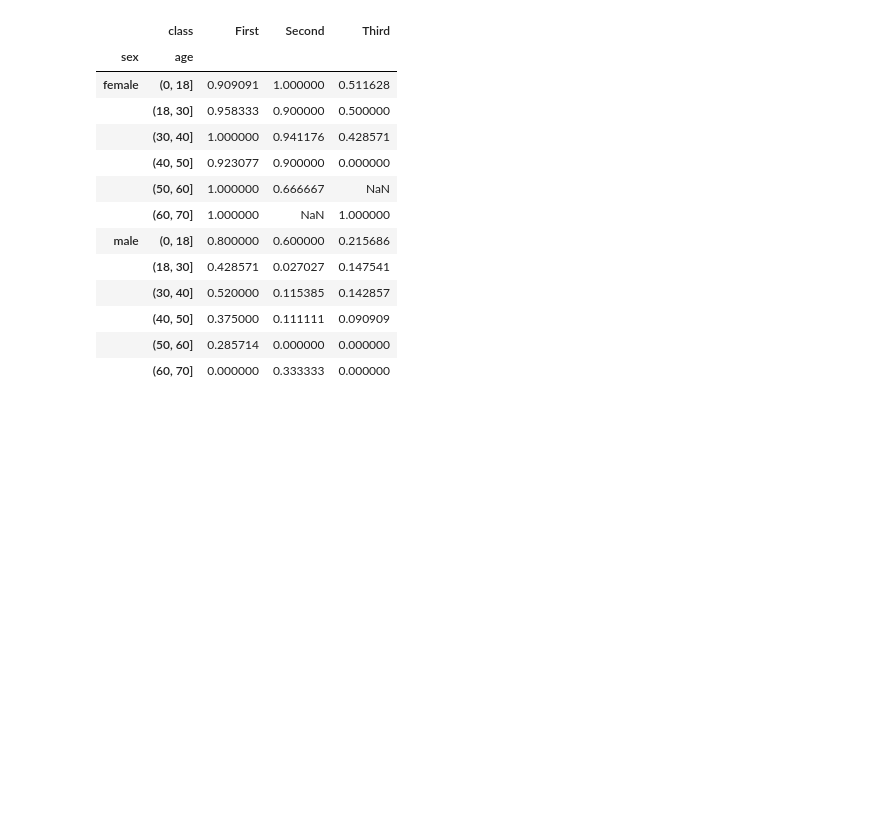
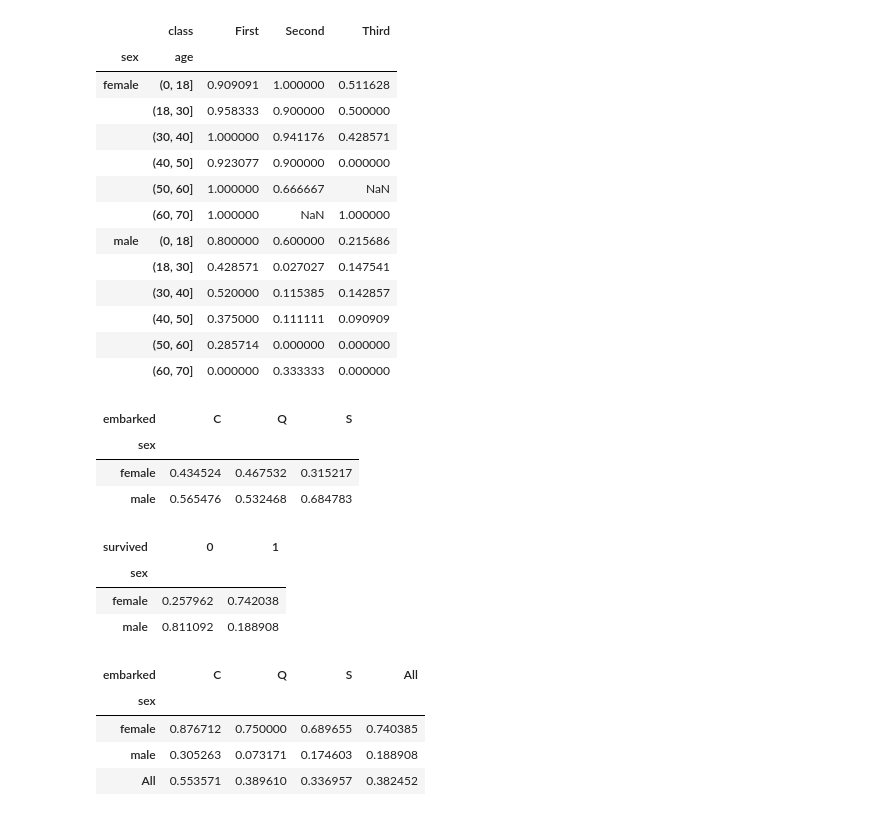
Before and after one commit to DerNiccoo/TensorFlow-training, a Jupyter notebook: Data Science/2. Discrete_Data_Start.ipynb, the cells around one changed output. Saved outputs shown, nothing was run; the diff lists cells and outputs as text; code cells hidden in the pictures; blank space fills up the shorter version.

```diff
--- a/Data Science/2. Discrete_Data_Start.ipynb
+++ b/Data Science/2. Discrete_Data_Start.ipynb
@@ -210,3 +210,28 @@ titanic.pivot_table('survived', ['sex', agec], 'class')
 |  | (40, 50] | 0.375000 | 0.111111 | 0.090909 |
 |  | (50, 60] | 0.285714 | 0.000000 | 0.000000 |
 |  | (60, 70] | 0.000000 | 0.333333 | 0.000000 |
+# %%
+pd.crosstab(titanic.sex, titanic.embarked, normalize='columns')
+# %% [output]
+| embarked | C | Q | S |
+| sex |  |  |  |
+| female | 0.434524 | 0.467532 | 0.315217 |
+| male | 0.565476 | 0.532468 | 0.684783 |
+# %%
+#Frauen überleben häufiger
+pd.crosstab(titanic.sex, titanic.survived, normalize='index')
+# %% [output]
+| survived | 0 | 1 |
+| sex |  |  |
+| female | 0.257962 | 0.742038 |
+| male | 0.811092 | 0.188908 |
+# %%
+# Überlebenswahrscheinlichkeiten nach geschlecht und Stadt
+# Alles aus C hat aber allgemein eine höhere Überlebensrate warum? -> Class der Personen
+titanic.pivot_table('survived', 'sex', 'embarked', margins=True)
+# %% [output]
+| embarked | C | Q | S | All |
+| sex |  |  |  |  |
+| female | 0.876712 | 0.750000 | 0.689655 | 0.740385 |
+| male | 0.305263 | 0.073171 | 0.174603 | 0.188908 |
+| All | 0.553571 | 0.389610 | 0.336957 | 0.382452 |
```
Also changed, not shown: parts of 8 cells of this notebook.
